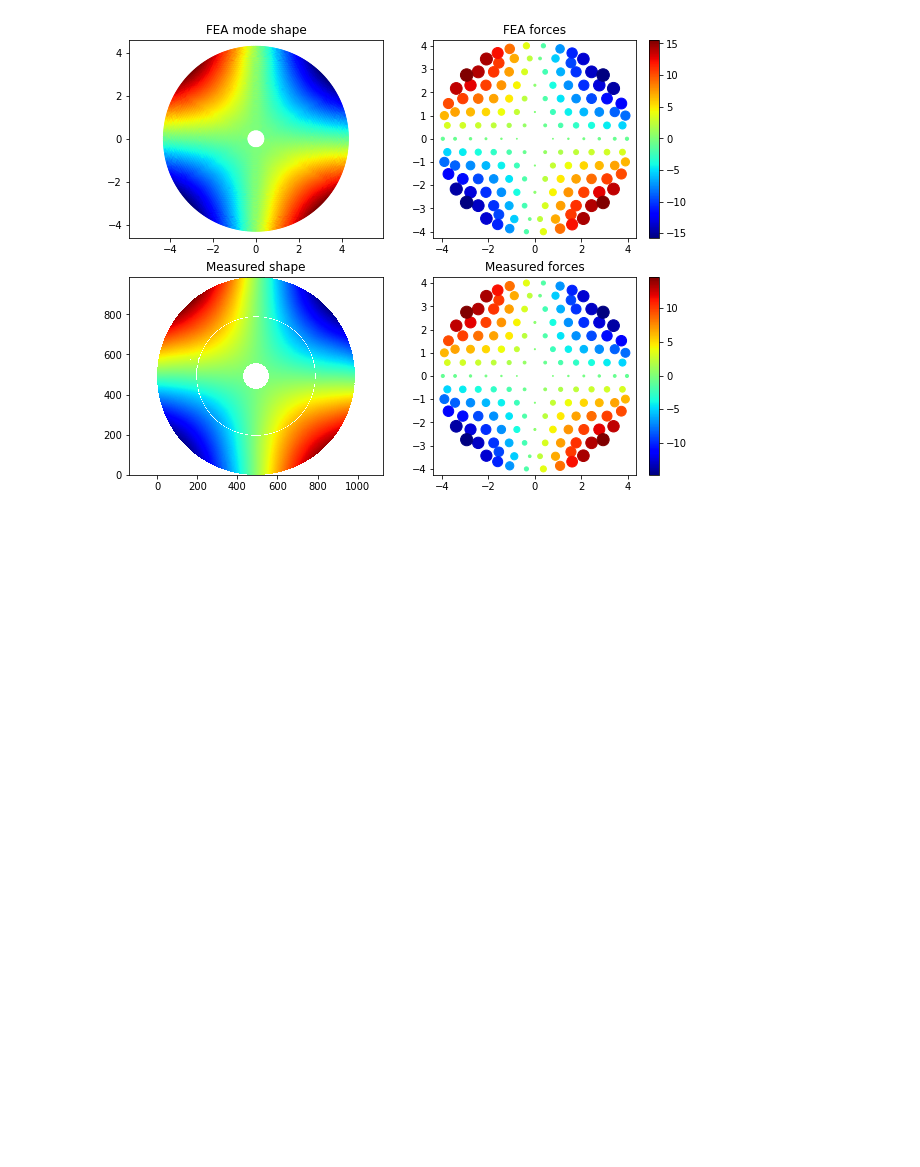
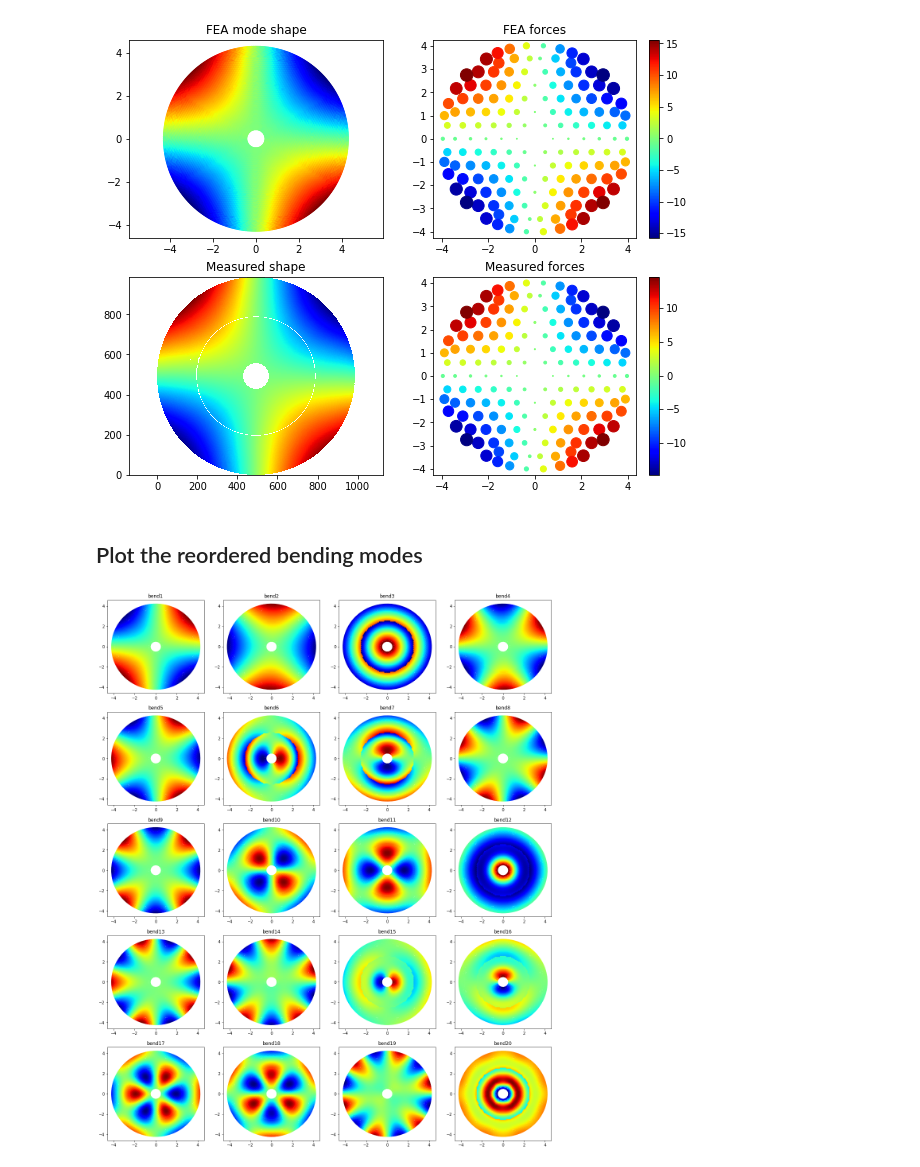
Before and after one commit to bxin/M1M3_ML, a Jupyter notebook: finalBendingModes.ipynb, the cells around one changed output. Cells and saved outputs as stored; diff of their text form; code cells hidden in the pictures; blank space fills up the shorter version.

Commit message:
plot reordered bending modes

```diff
--- a/finalBendingModes.ipynb
+++ b/finalBendingModes.ipynb
@@ -206,3 +206,20 @@ bb = Urt3norm.copy()
 bb = swapCols(bb, 20, 27)
 aa = np.hstack([nodeID, bx, by, bb])
 np.savetxt('data/M1M3_1um_156_sag.txt', aa, fmt = '%.6e')
+# %% [markdown]
+## Plot the reordered bending modes
+# %%
+bb = Udn3norm.copy()
+bb = swapCols(bb, 20, 27)
+
+fig, ax = plt.subplots(5,4,figsize=(20,5*5))
+i = 0
+for modeID in range(1,21):
+    irow = np.int8(i/4)
+    icol = np.mod(i,4)
+    i += 1
+
+    img = ax[irow][icol].scatter(np.squeeze(bx), np.squeeze(by),10, bb[:,modeID-1])
+    ax[irow][icol].set_title('bend%d'%modeID)
+# %% [output]
+[figure, added]
```
